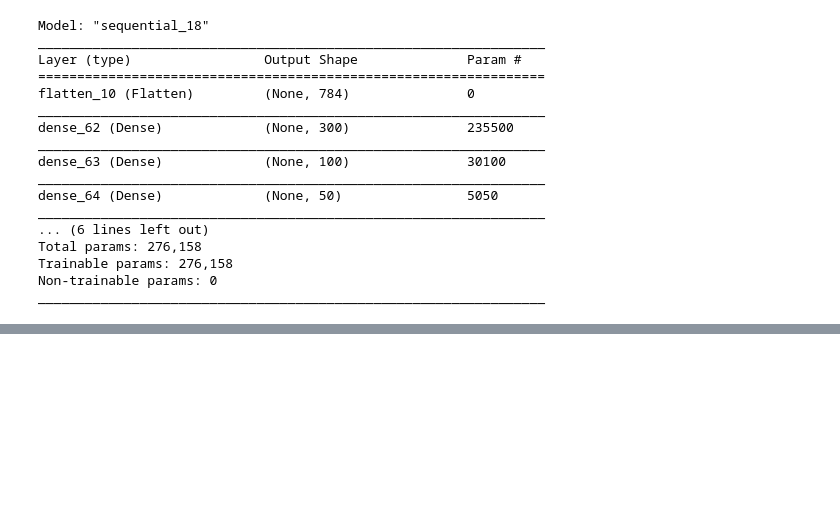
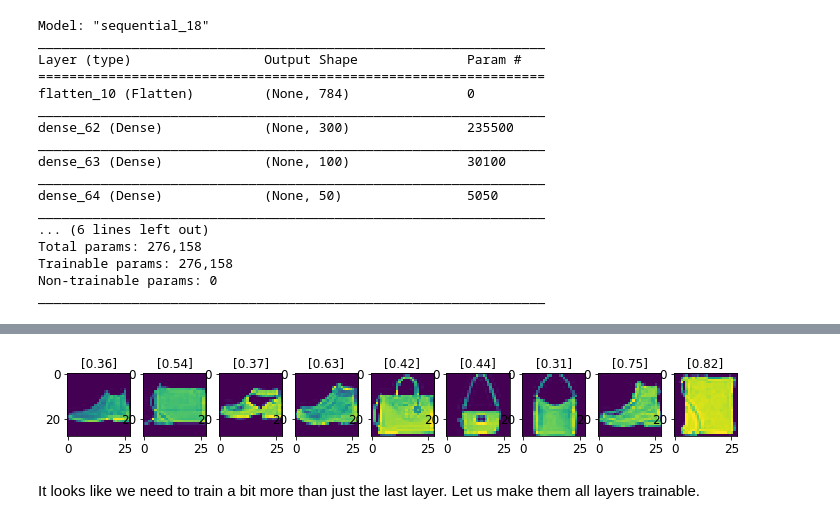
Before and after one commit to dtrad/geoml_course, a Jupyter notebook: Practice18_trainingDNN.ipynb, the cells around one changed output, grey strips where cells are left out. Drawn from its saved outputs; the diff is of its cells as text; code cells hidden in the pictures; blank space fills up the shorter version.

```diff
--- a/Practice18_trainingDNN.ipynb
+++ b/Practice18_trainingDNN.ipynb
@@ -552,3 +558,6 @@ model_A.save("my_model_A.h5")
 model_A = keras.models.load_model("my_model_A.h5")
 model_B_on_A = keras.models.Sequential(model_A.layers[:-1])
 model_B_on_A.add(keras.layers.Dense(1, activation="sigmoid"))
+# %%
+for i in np.arange(len(model_A.layers)):
+    print(model_A.layers[i].name,'\t',model_B_on_A.layers[i].name)
@@ -610,3 +634,15 @@ Epoch 4/4
+# %%
+y_prob_B = model_B_on_A.predict(X_test_B)
+# %%
+plt.figure(figsize=(12,6))
+for i in range(9):
+    plt.subplot(191+i)
+    plt.imshow(X_test_B[i]);
+    plt.title(np.round(y_prob_B[i],2))
+# %% [output]
+[figure, added]
+# %% [markdown]
+It looks like we need to train a bit more than just the last layer. Let us make them all layers trainable.
 # %%
 for layer in model_B_on_A.layers[:-1]:
     layer.trainable = True
```
Also changed, not shown: parts of 20 cells of this notebook.
